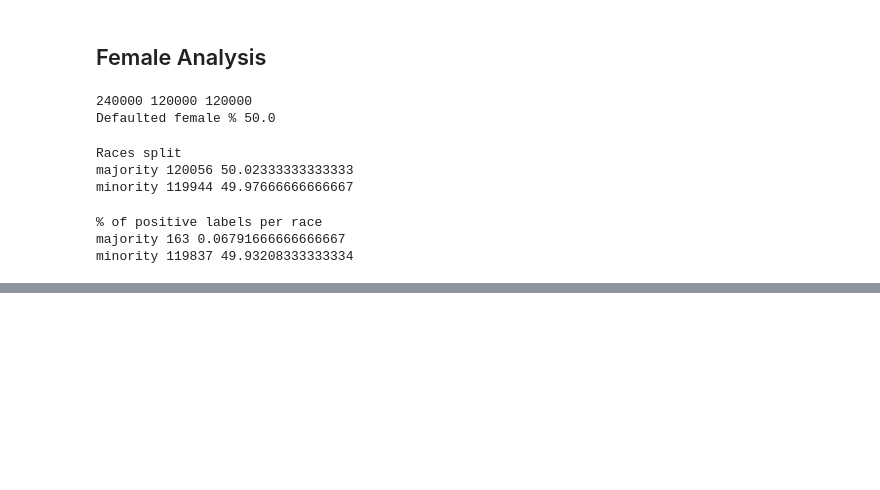
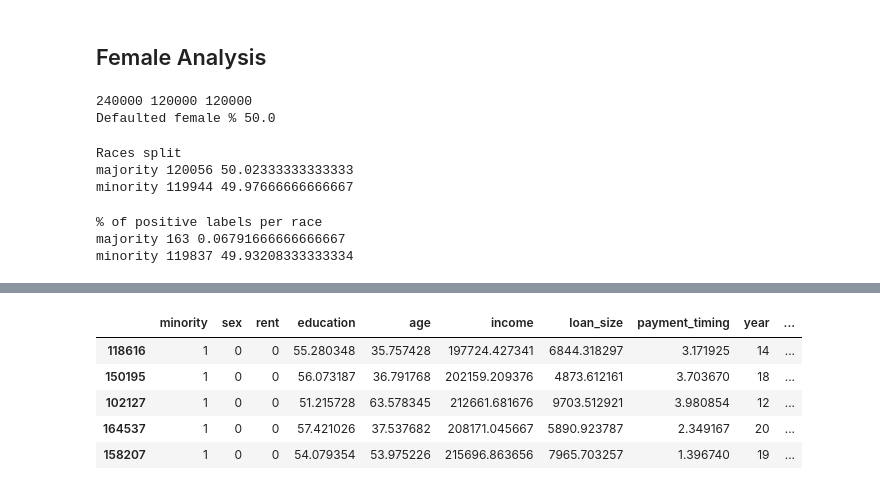
Before and after one commit to FlyingMagikarp/thesis, a Jupyter notebook: loandefault/analysis/analysis.ipynb, the cells around one changed output, grey strips where cells are left out. Saved outputs shown, nothing was run; the diff lists cells and outputs as text; code cells hidden in the pictures; blank space fills up the shorter version.

```diff
--- a/loandefault/analysis/analysis.ipynb
+++ b/loandefault/analysis/analysis.ipynb
@@ -156,0 +184,9 @@ sample_maj_f_0
+# %%
+sample_min_f_0
+# %% [output]
+|  | minority | sex | rent | education | age | income | loan_size | payment_timing | year | ... |
+| 118616 | 1 | 0 | 0 | 55.280348 | 35.757428 | 197724.427341 | 6844.318297 | 3.171925 | 14 | ... |
+| 150195 | 1 | 0 | 0 | 56.073187 | 36.791768 | 202159.209376 | 4873.612161 | 3.703670 | 18 | ... |
+| 102127 | 1 | 0 | 0 | 51.215728 | 63.578345 | 212661.681676 | 9703.512921 | 3.980854 | 12 | ... |
+| 164537 | 1 | 0 | 0 | 57.421026 | 37.537682 | 208171.045667 | 5890.923787 | 2.349167 | 20 | ... |
+| 158207 | 1 | 0 | 0 | 54.079354 | 53.975226 | 215696.863656 | 7965.703257 | 1.396740 | 19 | ... |
```
Also changed, not shown: parts of 7 cells of this notebook, 3 other files.
